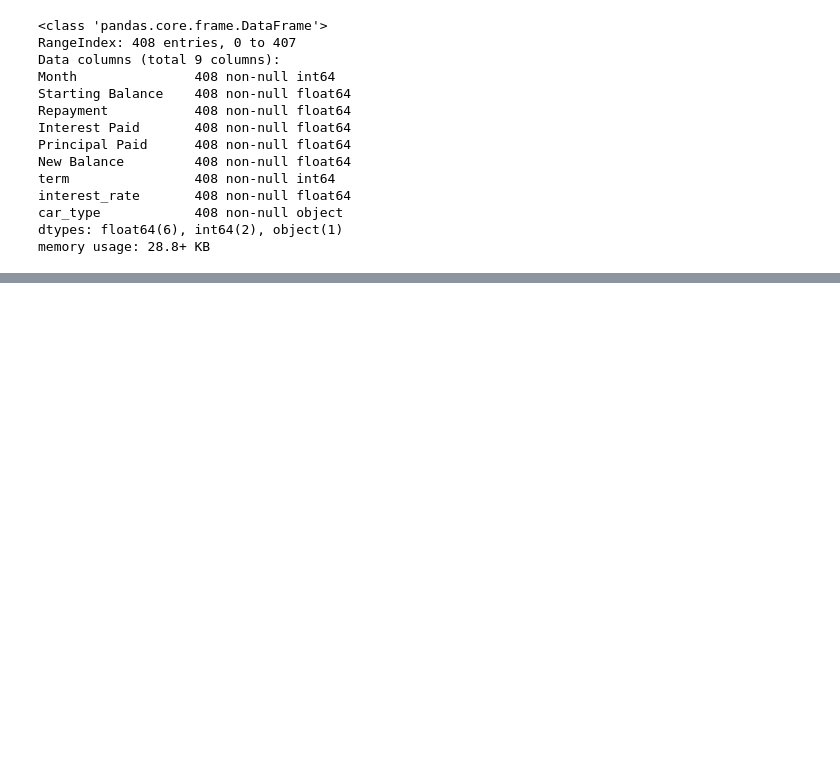
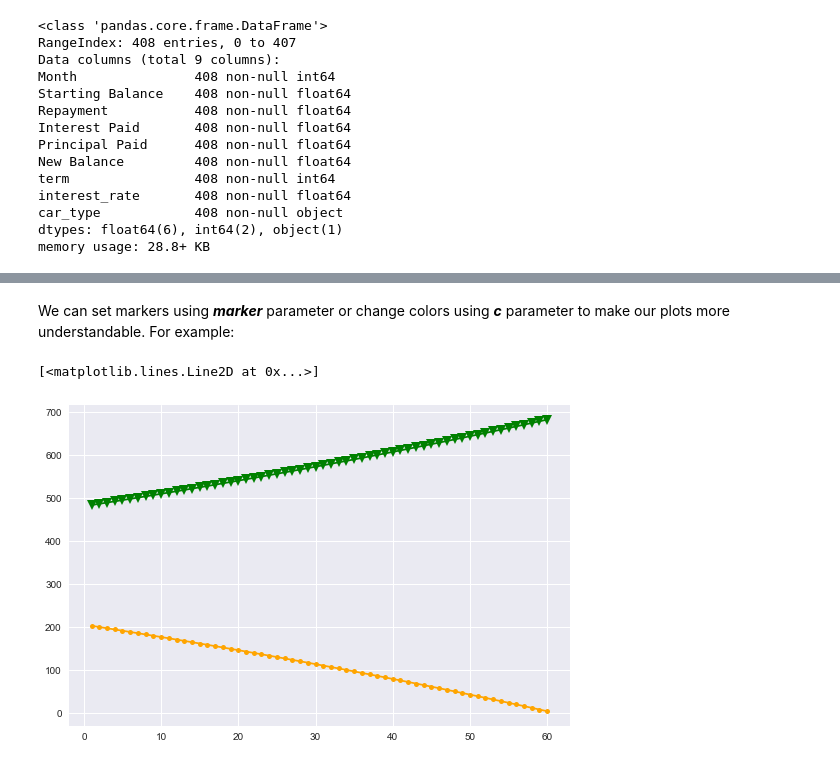
Before and after one commit to koraykoca/Data-Science, a Jupyter notebook: Data-visualization.ipynb, the cells around one changed output, grey strips where cells are left out. Drawn from its saved outputs; the diff is of its cells as text; code cells hidden in the pictures; blank space fills up the shorter version.

```diff
--- a/Data-visualization.ipynb
+++ b/Data-visualization.ipynb
@@ -350,0 +449,9 @@ memory usage: 28.8+ KB
+# %% [markdown]
+We can set markers using _**marker**_ parameter or change colors using _**c**_ parameter to make our plots more understandable. For example:
+# %%
+plt.style.use('seaborn')
+plt.plot(month_numbers, interest_paid, c = 'orange', marker='.', markersize=10)
+plt.plot(month_numbers, principal_paid, c = 'green', marker='v', markersize=10)
+# %% [output]
+[<matplotlib.lines.Line2D at 0x...>]
+[figure, added]
```
Also changed, not shown: parts of 19 cells of this notebook.
